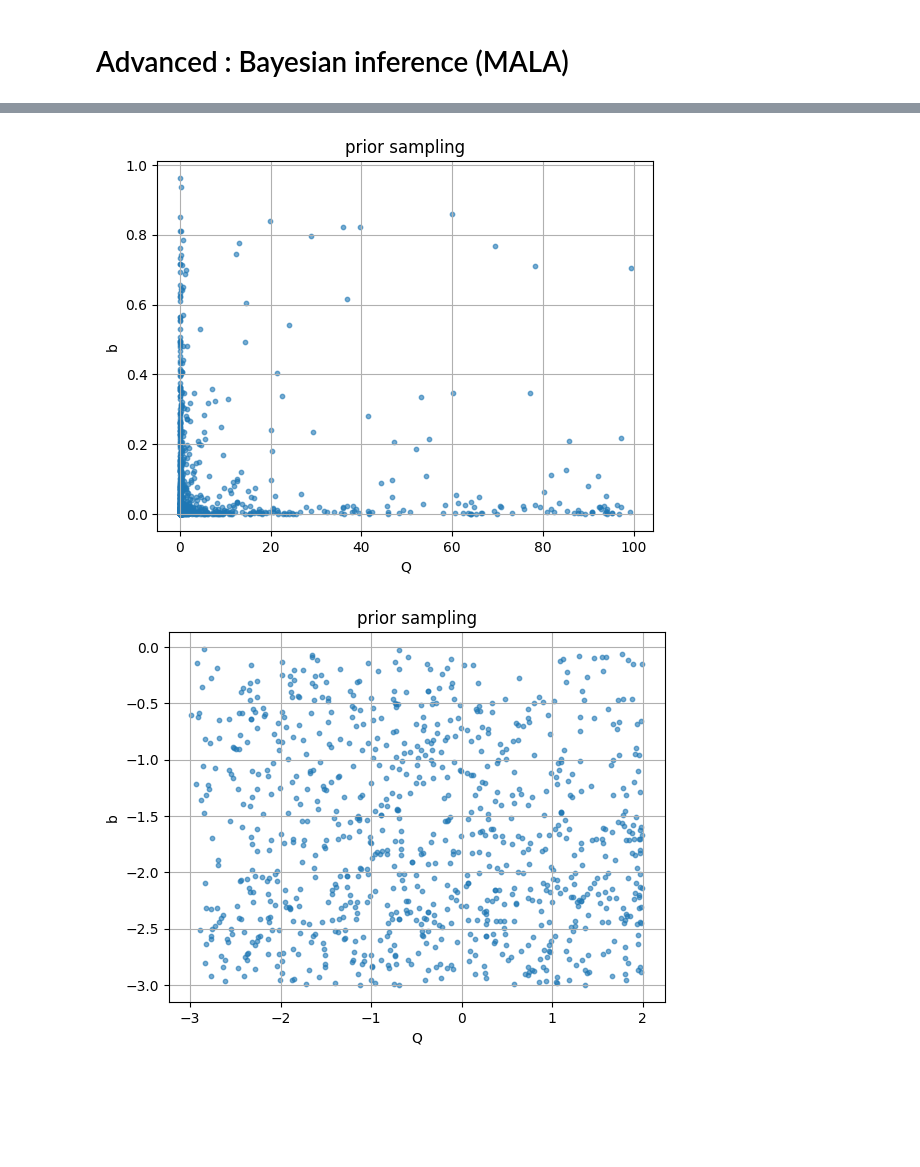
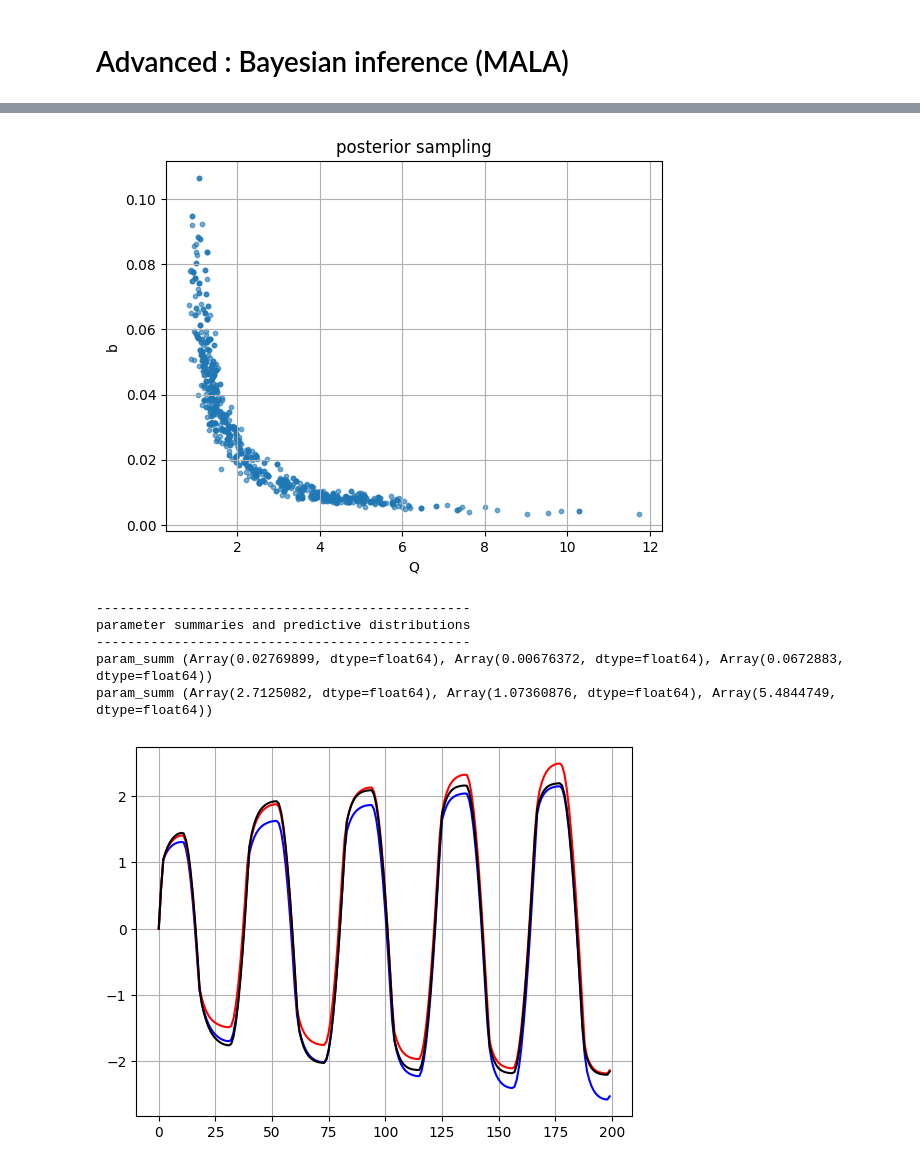
Before and after one commit to kerfriden/jaxdentify, a Jupyter notebook: demo.ipynb, the cells around one changed output, grey strips where cells are left out. Cells and saved outputs as stored; diff of their text form; code cells hidden in the pictures; blank space fills up the shorter version.

Commit message:
auto_unpack

```diff
--- a/demo.ipynb
+++ b/demo.ipynb
@@ -358,6 +380,8 @@ params = {
     "sigma_y": 1.0,
     "Q": 1.0,
     "b": jnp.array(0.1),
+    "C_kin": 0.25 ,
+    "D_kin": 1.0 ,
     "E" : 1.0,
     "nu": 0.3,
 }
@@ -366,17 +390,16 @@ params = {
 n_ts = 200
 ts = jnp.linspace(0., 1., n_ts)
 eps_xx = 4.0 * jnp.sin(ts * 30.0)
-epsilon_ts = (jnp.zeros((n_ts, 6))
-              .at[:, 0].set(eps_xx)
-              .at[:, 1].set(-0.5 * eps_xx)
-              .at[:, 2].set(-0.5 * eps_xx))
+epsilon_ts = jnp.zeros((n_ts, 6)).at[:, 0].set(eps_xx)
 
-print("epsilon_ts.dtype",epsilon_ts.dtype)
+sigma_cstr_idx = jnp.asarray([1, 2, 3, 4, 5])
 
-load_ts={"epsilon": epsilon_ts}
+load_ts={"epsilon": epsilon_ts,
+         "sigma_cstr_idx": jnp.broadcast_to(sigma_cstr_idx, (len(ts), sigma_cstr_idx.shape[0]))
+         }
 
-state0 = {"epsilon_p": jnp.zeros(6), "p": jnp.array(0.0)}
-state_T, fields_ts, state_ts, logs_ts = make_simulate_unpack(make_newton, state0, load_ts, params)
+state0 = {"epsilon_p": jnp.zeros(6,), "p": jnp.array(0.0), "X": jnp.zeros(6,)}
+state_T, fields_ts, state_ts, logs_ts = make_simulate_auto_unpack(make_newton, state0, load_ts, params)
 
 print("iteration count (first 100)",logs_ts["conv"][:100])
 
@@ -437,7 +459,7 @@ print("-----------------")
 def forward_sigma11(params):
     #state0 = {"epsilon_p": jnp.zeros(6), "p": jnp.array(0.0), "X": jnp.zeros(6)}
     #_, saved = simulate(constitutive_update_fn, state0, load_ts, params)
-    state_T, fields_ts, state_ts, logs_ts = make_simulate_unpack(make_newton,state0, load_ts, params)
+    state_T, fields_ts, state_ts, logs_ts = make_simulate_auto_unpack(make_newton,state0, load_ts, params)
     return fields_ts["sigma"][:, 0]
 
 def simulate_and_loss(params):
@@ -534,26 +556,25 @@ one grad eval: 37.88990500001432 ms
 # Advanced : Bayesian inference (MALA)
 # %%
 from optimization.samplers import *
-from functools import partial
 
-print("--------------")
-print("mala for prior")
-print("--------------")
 
+print("------------------")
+print("mala for posterior")
+print("------------------")
 
 def loglik(theta):
     # Drop the normalization constant (it doesn't depend on theta and cancels in MALA/MH).
     # i.i.d. N(0, σ^2): log p(y|θ,σ) = const - (1/(σ^2)) * 0.5*sum r^2
-    noise_std = 1.e6
+    noise_std = 5.e-2
     return -(0.5 / (noise_std**2)) * loss(theta)
 
 run_mala = make_mala_unit_gaussian_prior(loglik)
 
 key = random.PRNGKey(0)
-samples, acc_rate = run_mala(
+samples, acc_rate= run_mala(
     key,
-    theta0,         # starting point, shape [d]
-    eps=0.5,
+    theta0,
+    eps=5.e-2,
     n_steps=1000,
     burn=100,
     thin=1,
@@ -561,14 +582,16 @@ samples, acc_rate = run_mala(
 
 print("MALA acceptance rate:", float(acc_rate))
 
+
+
 import numpy as np
 pts = np.asarray(samples, dtype=np.float32)
 plt.scatter(pts[:,0],pts[:,1], s=10, alpha=0.6)
 plt.xlabel('normalised log(Q)')
 plt.ylabel('normalised log(b)')
 plt.grid()
+plt.title('posterior sampling - normalised parameter logs')
 plt.show()
-
 
 params = map_to_params(space, samples)
 
@@ -580,14 +603,29 @@ plt.scatter(Q, b, s=10, alpha=0.6)  # x=Q, y=b
 plt.xlabel("Q")
 plt.ylabel("b")
 plt.grid(True)
-plt.title('prior sampling')
+plt.title('posterior sampling')
 plt.show()
 
-plt.figure()
-plt.scatter(jnp.log10(Q), jnp.log10(b), s=10, alpha=0.6)  # x=Q, y=b
-plt.xlabel("Q")
-plt.ylabel("b")
-plt.grid(True)
-plt.title('prior sampling')
+
+print("------------------------------------------------")
+print("parameter summaries and predictive distributions")
+print("------------------------------------------------")
+
+# Posterior summaries in parameter space (dict: name -> (mean, p05, p95))
+param_summ = posterior_param_summary(samples, space)
+# Returns a dict: {name: (mean, p05, p95)}
+print("param_summ",param_summ['b'])
+print("param_summ",param_summ['Q'])
+
+# Predictive band for σ11(t)
+sigma_mean, sigma_p05, sigma_p95, sigma_samples = posterior_predictive(samples,space,forward_sigma11)
+
+# Example: if you want the posterior mean physical-parameter dict:
+# mean_params = jax.tree_map(lambda trio: trio[0], param_summ)
+
+plt.plot(sigma_p05,'blue')
+plt.plot(sigma_p95,'red')
+plt.plot(sigma_xx_obs,'black')
+plt.grid()
 plt.show()
 # %% [output]
@@ -599,2 +637,7 @@ MALA acceptance rate: 0.9866666793823242
-[figure, old version]
+[figure, new version]
+------------------------------------------------
+parameter summaries and predictive distributions
+------------------------------------------------
+param_summ (Array(0.02769899, dtype=float64), Array(0.00676372, dtype=float64), Array(0.0672883, dtype=float64))
+param_summ (Array(2.7125082, dtype=float64), Array(1.07360876, dtype=float64), Array(5.4844749, dtype=float64))
-[figure, old version]
+[figure, new version]
```
Also changed, not shown: parts of 7 cells of this notebook.
